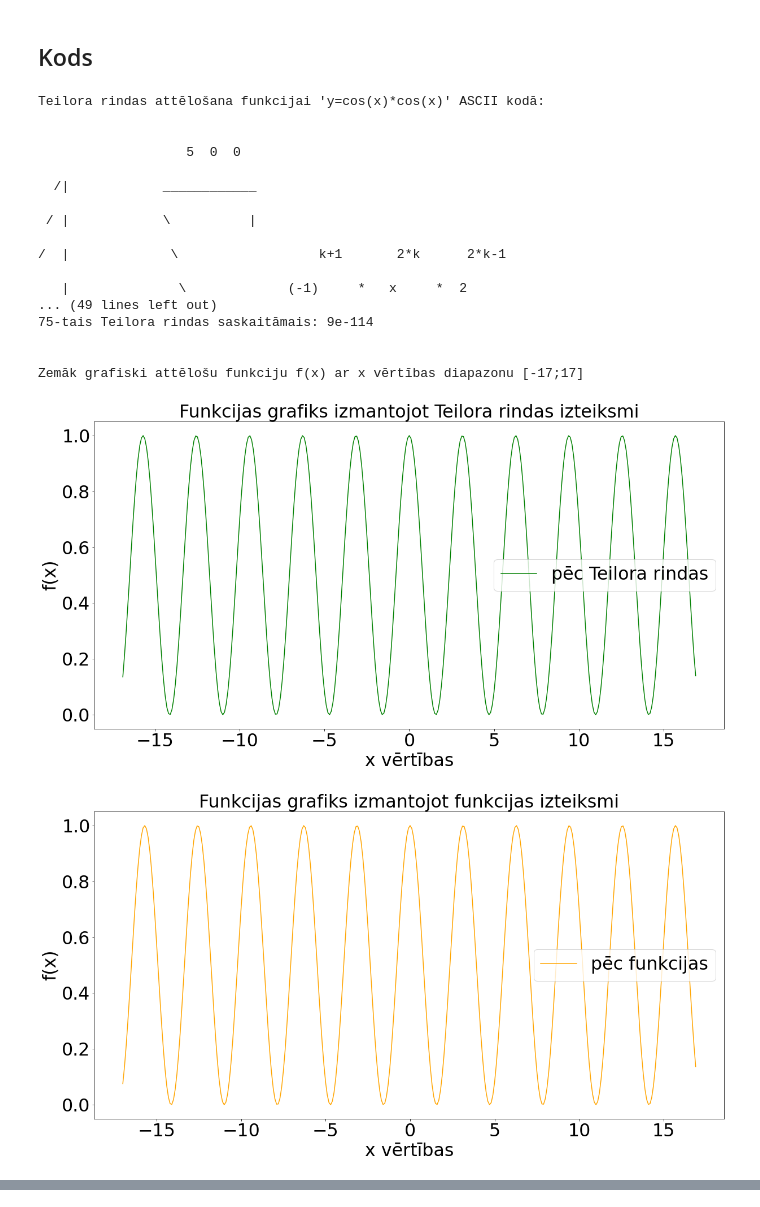
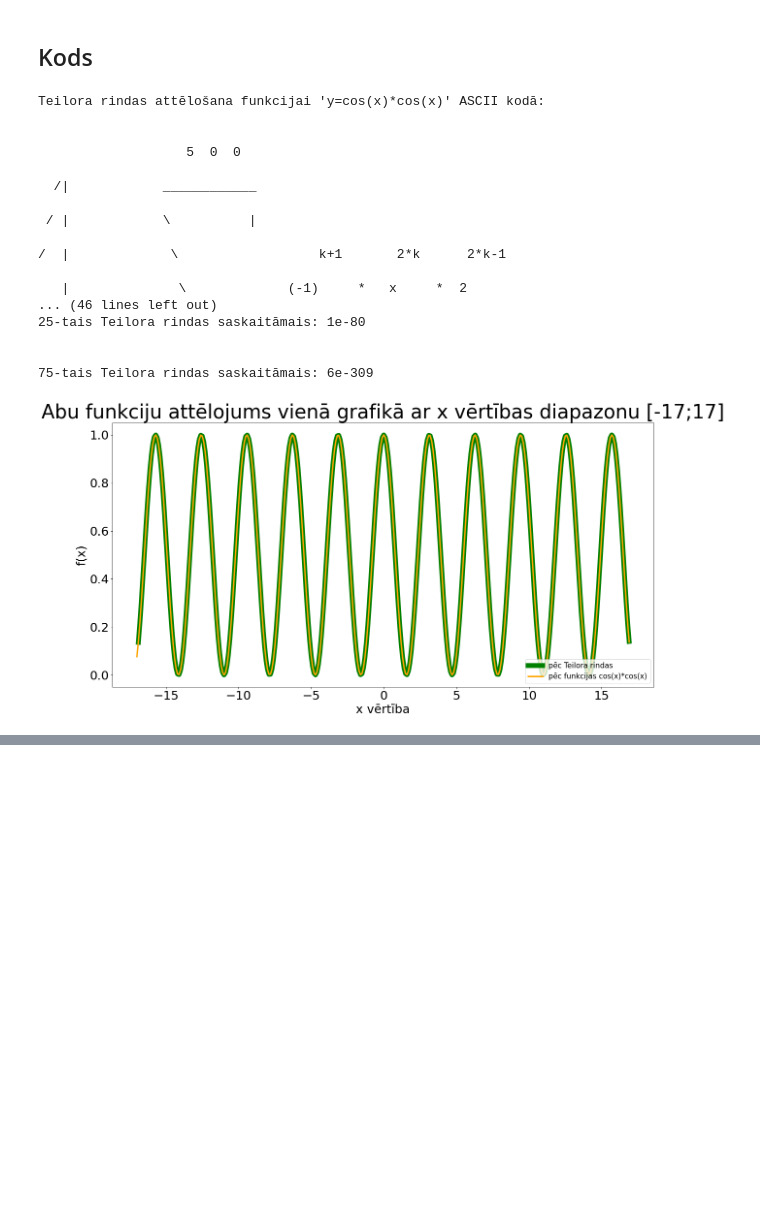
Before and after one commit to MACTEP-ETF/RTR108, a Jupyter notebook: P05_ipynb/Atrisinajums.ipynb, the cells around one changed output, grey strips where cells are left out. Saved outputs shown, nothing was run; the diff lists cells and outputs as text; code cells hidden in the pictures; blank space fills up the shorter version.

```diff
--- a/P05_ipynb/Atrisinajums.ipynb
+++ b/P05_ipynb/Atrisinajums.ipynb
@@ -68,7 +68,7 @@ import numpy
 import warnings
 warnings.filterwarnings("ignore")
 
-# Ģenerējam funkciju vērtības, ja x ir diapazonā [-17;17]
+# Ģenerējam funkciju un x vērtības, ja x ir diapazonā [-17;17]
 x = []; y_funkcija = []; y_Teilor = []
 
 for i in numpy.arange(-17, 17, 0.1):
@@ -80,63 +80,46 @@ for i in numpy.arange(-17, 17, 0.1):
     S = a
     while k < 500:
         k += 1
         a = a * (((-1)*i*i*4)/((2*k-1)*(2*k)))
         S = S + a
     y_Teilor.append(1-S)
     k = 1
 
-print ("Zemāk grafiski attēlošu funkciju f(x) ar x vērtības diapazonu [-17;17]")
+print ("\n")
 
 # Palielināšu grafiku un fontu izmērus
-params = {'legend.fontsize': 'x-large',
+params = {'legend.fontsize': 15,
           'figure.figsize': (20, 10),
-         'axes.labelsize': 'x-large',
-         'axes.titlesize':'x-large',
-         'xtick.labelsize':'x-large',
-         'ytick.labelsize':'x-large'}
+         'axes.labelsize': 25,
+         'axes.titlesize':40,
+         'xtick.labelsize':25,
+         'ytick.labelsize':25}
 plt.rcParams.update(params)
 
 # Grafika zīmēšana pēc funkcijas un Teilora rindas
-plt.plot(x, y_Teilor, label = "pēc Teilora rindas", color = 'green')
-
-# x un y ass nosaukumus definēšu kā funkcija, lai nav atkārtoti jāraksta
-def set_labels():
-    plt.xlabel('x vērtības')
-    plt.ylabel('f(x)')
-    plt.legend()
-
-# grafiku attēlošana
-plt.title('Funkcijas grafiks izmantojot Teilora rindas izteiksmi')
-set_labels()
+plt.plot(x, y_Teilor, label = "pēc Teilora rindas", linewidth = 10, color = 'green')
+plt.plot(x, y_funkcija, label = "pēc funkcijas cos(x)*cos(x)", linewidth = 3, color = 'orange')
+plt.title('Abu funkciju attēlojums vienā grafikā ar x vērtības diapazonu [-17;17]')
+plt.xlabel('x vērtība')
+plt.ylabel('f(x)')
+plt.legend(loc = 'lower right')
 plt.show()
-
-plt.plot(x, y_funkcija, label = "pēc funkcijas",  color = 'orange')
-plt.title('Funkcijas grafiks izmantojot funkcijas izteiksmi')
-set_labels()
-plt.show()
-
-plt.plot(x, y_Teilor, label = "pēc Teilora rindas", linewidth = 7, color = 'green')
-plt.plot(x, y_funkcija, label = "pēc funkcijas", linewidth = 3, color = 'orange')
-plt.title('Abu funkciju attēlojums vienā grafikā')
-set_labels()
-plt.show()
 # %% [output]
 Teilora rindas attēlošana funkcijai 'y=cos(x)*cos(x)' ASCII kodā:
 
 
                    5  0  0
 
   /|            ____________
 
  / |            \          |
 
 /  |             \                  k+1       2*k      2*k-1
 
    |              \             (-1)     *   x     *  2
-... (49 lines left out)
-75-tais Teilora rindas saskaitāmais: 9e-114
+... (46 lines left out)
+25-tais Teilora rindas saskaitāmais: 1e-80
 
 
-Zemāk grafiski attēlošu funkciju f(x) ar x vērtības diapazonu [-17;17]
+75-tais Teilora rindas saskaitāmais: 6e-309
-[figure, old version]
+[figure, new version]
-[figure, removed]
@@ -143,0 +126,2 @@ Zemāk grafiski attēlošu funkciju f(x) ar x vērtības diapazonu [-17;17]
+# %% [markdown]
+#
```
Also changed, not shown: parts of 1 cell of this notebook.
